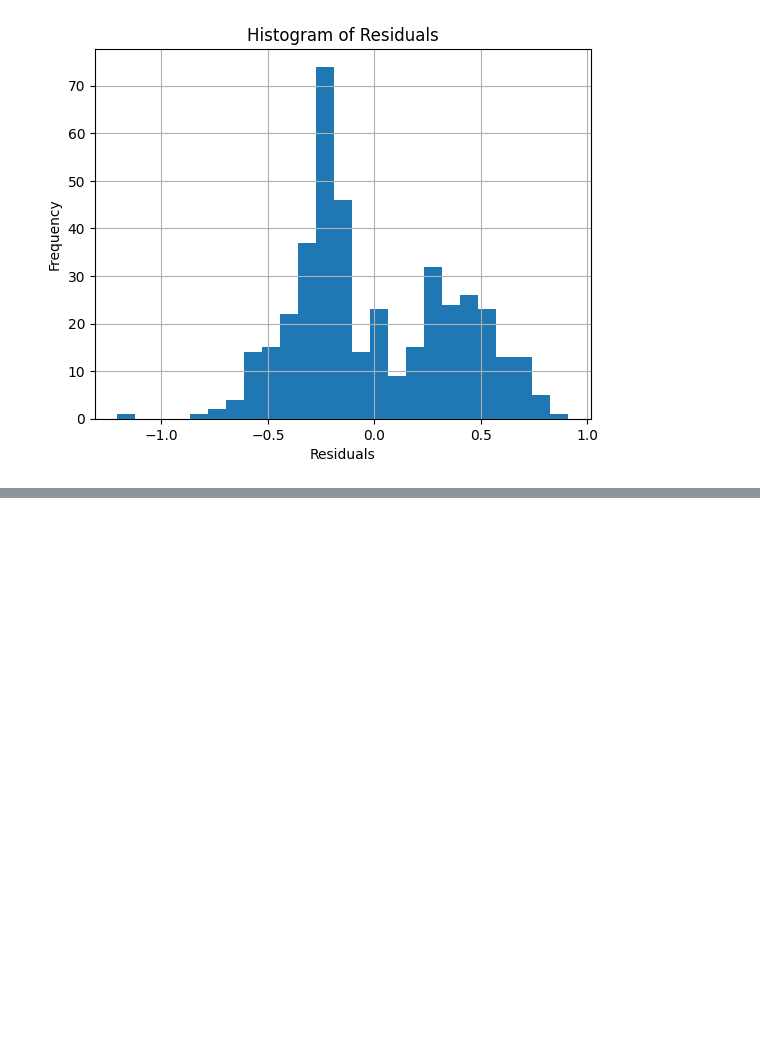
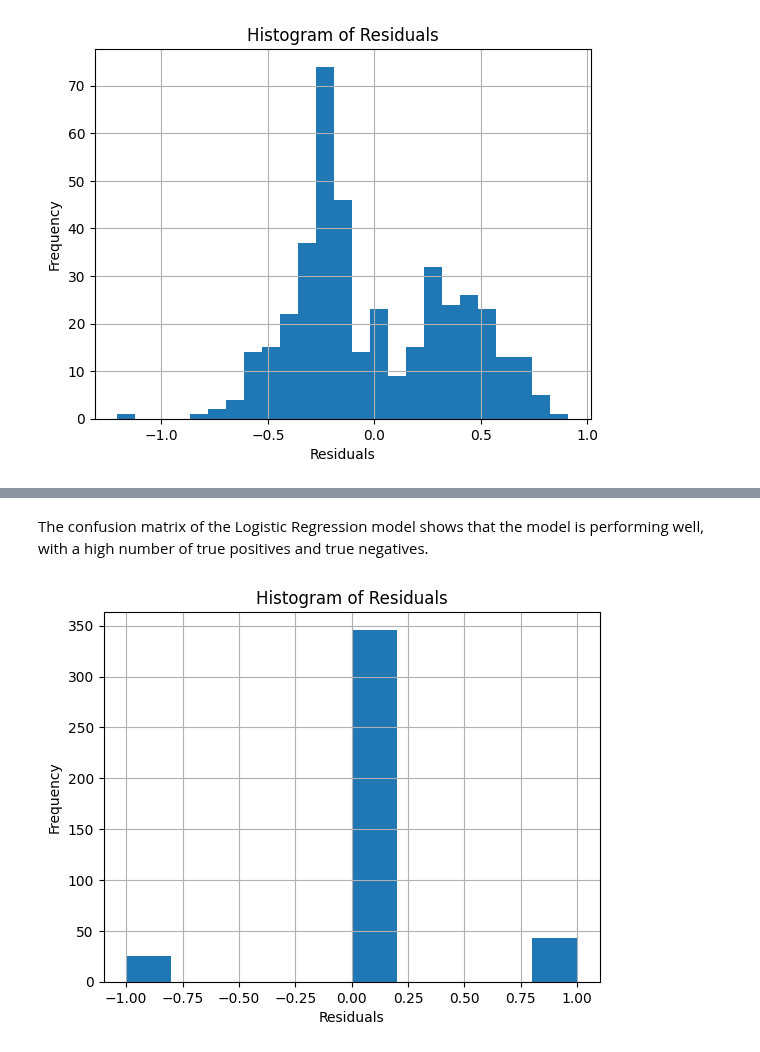
Before and after one commit to Group-6-Software-Development/Data-Handling-and-Machine-Learning, a Jupyter notebook: home_assignments/Task_4-Linear-and-Logistic-Regression.ipynb, the cells around one changed output, grey strips where cells are left out. Saved outputs shown, nothing was run; the diff lists cells and outputs as text; code cells hidden in the pictures; blank space fills up the shorter version.

```diff
--- a/home_assignments/Task_4-Linear-and-Logistic-Regression.ipynb
+++ b/home_assignments/Task_4-Linear-and-Logistic-Regression.ipynb
@@ -161,0 +259,16 @@ The histogram of the residuals shows that the errors are normally distributed ar
+# %% [markdown]
+The confusion matrix of the Logistic Regression model shows that the model is performing well, with a high number of true positives and true negatives.
+# %%
+# Plot a histogram of the residuals
+plt.hist(logistic_predictions - targets.values.ravel())
+
+# Add labels and title
+plt.xlabel('Residuals')
+plt.ylabel('Frequency')
+plt.title('Histogram of Residuals')
+
+# Display the plot with grid
+plt.grid(True)
+plt.show()
+# %% [output]
+[figure, added]
```
Also changed, not shown: parts of 26 cells of this notebook.
